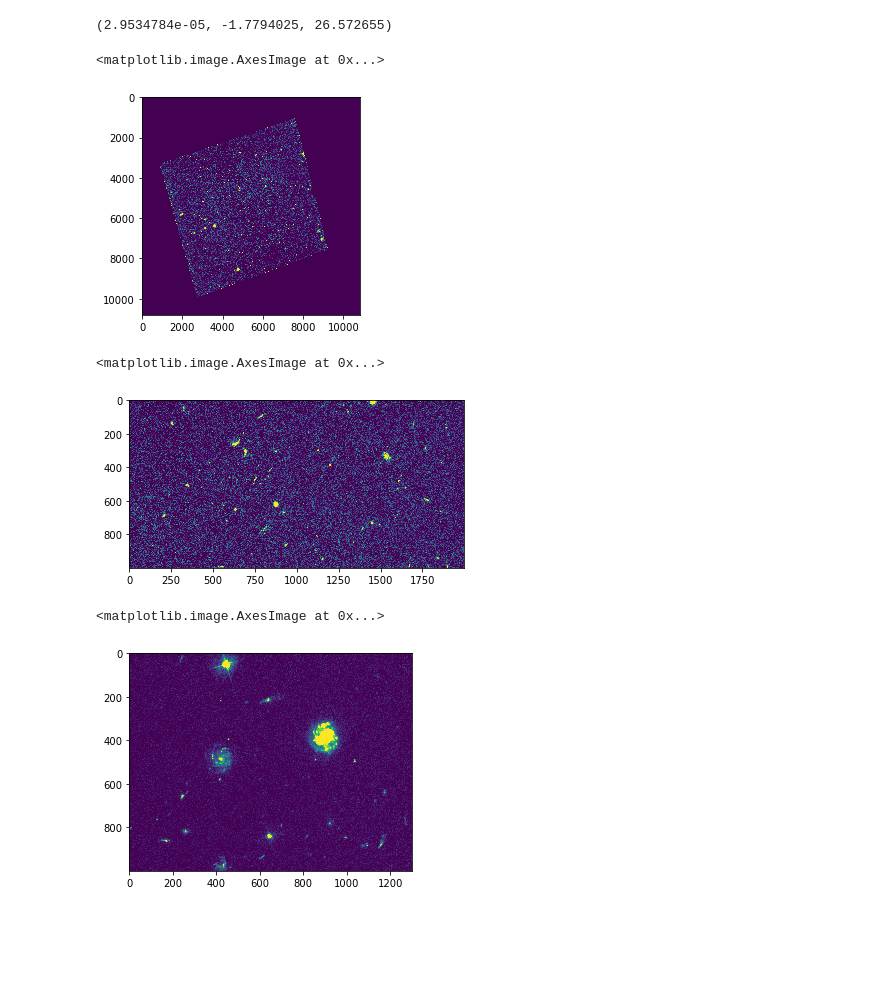
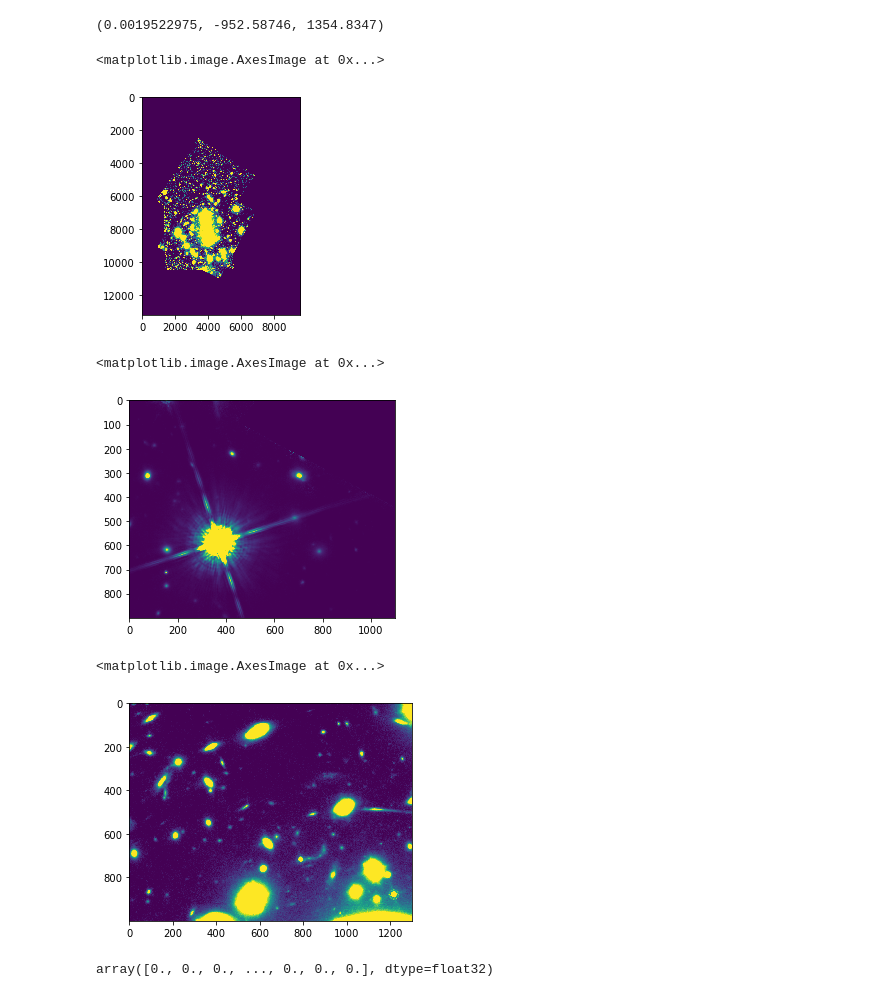
Before and after one commit to crawfordsm/lcbg, a Jupyter notebook: notebooks/initial_photometry/visualize_data.ipynb, the cells around one changed output. Drawn from its saved outputs; the diff is of its cells as text; code cells hidden in the pictures; blank space fills up the shorter version.

```diff
--- a/notebooks/initial_photometry/visualize_data.ipynb
+++ b/notebooks/initial_photometry/visualize_data.ipynb
@@ -5,23 +7,30 @@ import numpy as np
 %matplotlib inline
 from matplotlib import pyplot as plt
 # %%
-data = fits.getdata("https://archive.stsci.edu/pub/hlsp/frontier/abell370/images/hst/v1.0-epoch2/hlsp_frontier_hst_acs-30mas_abell370-hffpar_f435w_v1.0-epoch2_drz.fits")
+hdul = fits.open("https://archive.stsci.edu/pub/hlsp/frontier/abell370/images/hst/v1.0-epoch2/hlsp_frontier_hst_wfc3-30mas_abell370_f160w_v1.0-epoch2_drz.fits")
+# %%
+data = hdul[0].data
+header = hdul[0].header
 # %%
 np.mean(data), np.min(data), np.max(data)
 # %% [output]
-(2.9534784e-05, -1.7794025, 26.572655)
+(0.0019522975, -952.58746, 1354.8347)
 # %%
 plt.imshow(data,vmin=0,vmax=2.9534784e-05*90)
 # %% [output]
 <matplotlib.image.AxesImage at 0x...>
-[figure, old version]
+[figure, new version]
 # %%
-plt.imshow(data[3000:4000, 5000:7000],vmin=0,vmax=2.9534784e-05*90)
+plt.imshow(data[6200:7100, 5300:6400],vmin=0,vmax=2.9534784e-05*4000)
 # %% [output]
 <matplotlib.image.AxesImage at 0x...>
-[figure, old version]
+[figure, new version]
 # %%
 plt.imshow(data[6000:7000, 2700:4000],vmin=0,vmax=2.9534784e-05*350)
 # %% [output]
 <matplotlib.image.AxesImage at 0x...>
-[figure, old version]
+[figure, new version]
+# %%
+data[0]
+# %% [output]
+array([0., 0., 0., ..., 0., 0., 0.], dtype=float32)
```
Also changed, not shown: parts of 1 cell of this notebook, 9 other files.
